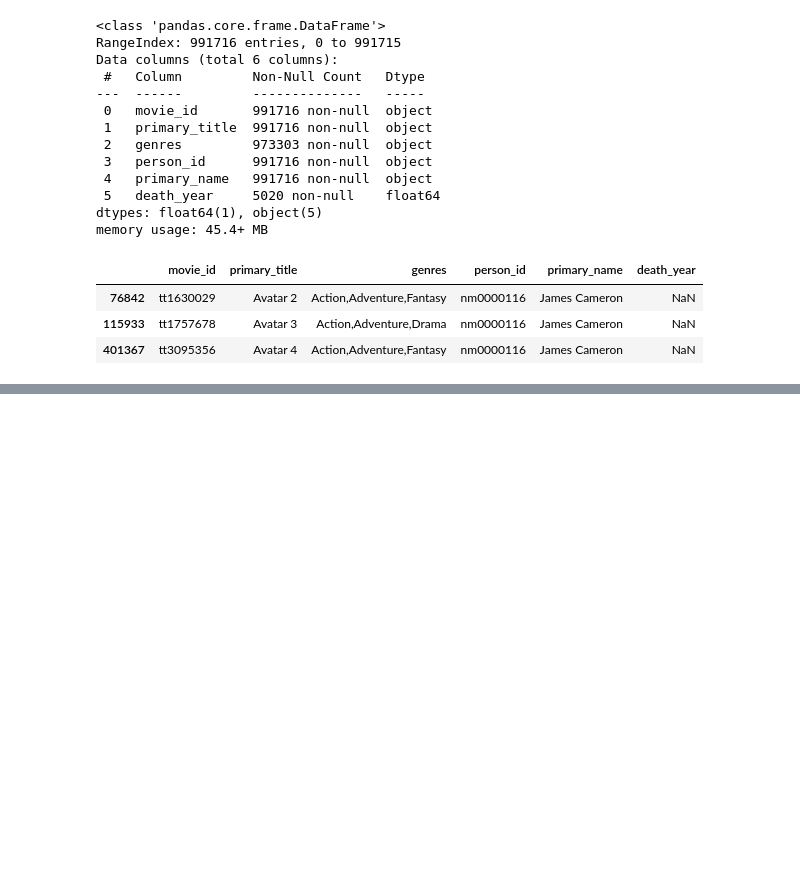
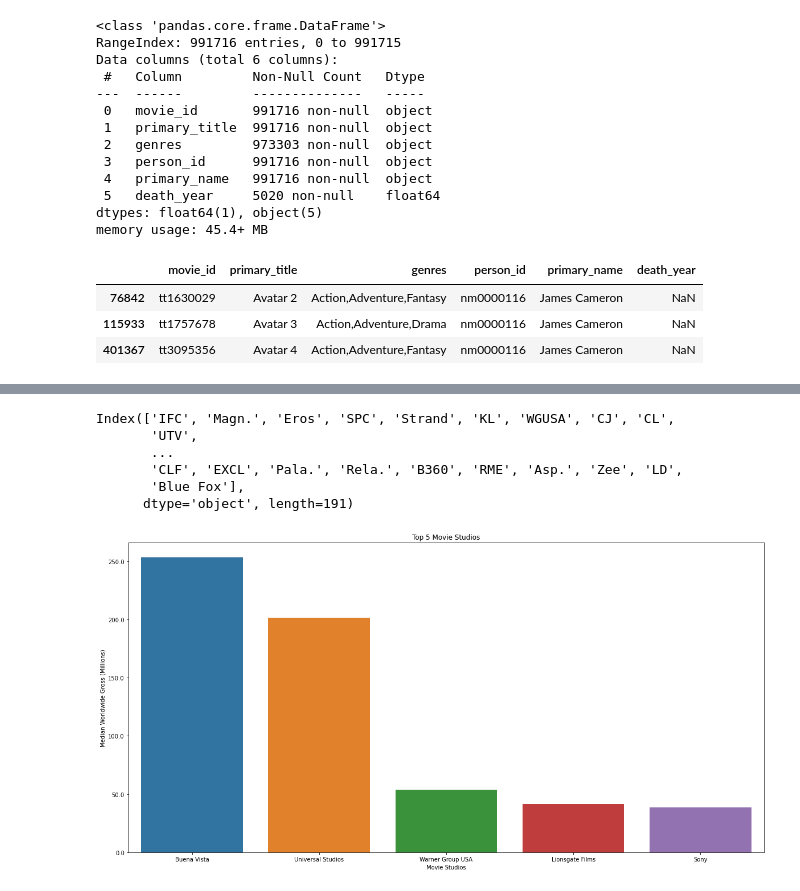
Before and after one commit to jlombino/dsc-phase-1-project-v2-4, a Jupyter notebook: Peter's Checkpoint.ipynb, the cells around one changed output, grey strips where cells are left out. Cells and saved outputs as stored; diff of their text form; code cells hidden in the pictures; blank space fills up the shorter version.

Commit message:
Cleaned some data and added visualizations

```diff
--- a/Peter's Checkpoint.ipynb
+++ b/Peter's Checkpoint.ipynb
@@ -197,0 +182,3 @@ Name: genres, Length: 1053, dtype: int64
+# %%
+studio_and_budget_df = all_movie_data
+director_and_budget_df = all_movie_data
@@ -197,0 +201,2 @@ Name: genres, Length: 1053, dtype: int64
+# %%
+studio_and_budget_df.dropna(subset=['studio'], inplace = True)
@@ -197,0 +225,5 @@ Name: genres, Length: 1053, dtype: int64
+# %%
+top_30_studio_names = list(studio_and_budget_df['studio'].value_counts()[:30].index)
+# print(top_30_studio_names)
+movies_df_from_top30 = studio_and_budget_df[studio_and_budget_df['studio'].isin(top_30_studio_names)]
+# movies_df_from_top30.head()
@@ -197,0 +238,2 @@ Name: genres, Length: 1053, dtype: int64
+# %%
+studio_means = movies_df_from_top30.groupby('studio').mean().sort_values('clean_worldwide',ascending=False)
@@ -197,0 +252,22 @@ Name: genres, Length: 1053, dtype: int64
+# %%
+#director_means.head()
+#print(top_30_director_names)
+print(studio_and_budget_df['studio'].value_counts().index)
+# %% [output]
+Index(['IFC', 'Magn.', 'Eros', 'SPC', 'Strand', 'KL', 'WGUSA', 'CJ', 'CL',
+       'UTV',
+       ...
+       'CLF', 'EXCL', 'Pala.', 'Rela.', 'B360', 'RME', 'Asp.', 'Zee', 'LD',
+       'Blue Fox'],
+      dtype='object', length=191)
+# %%
+fig, ax = plt.subplots(figsize =(20,10))
+
+
+sns.barplot(x = ['Buena Vista', 'Universal Studios', 'Warner Group USA', 'Lionsgate Films', 'Sony'], y =studio_means['clean_worldwide'][:5])
+fig.patch.set_facecolor('xkcd:white')
+ax.set(xlabel = 'Movie Studios', title = 'Top 5 Movie Studios')
+ax.set_ylabel('Median Worldwide Gross (Millions)')
+ax.set_yticklabels(ax.get_yticks()//1000000);
+# %% [output]
+[figure, added]
```
Also changed, not shown: parts of 14 cells of this notebook.
